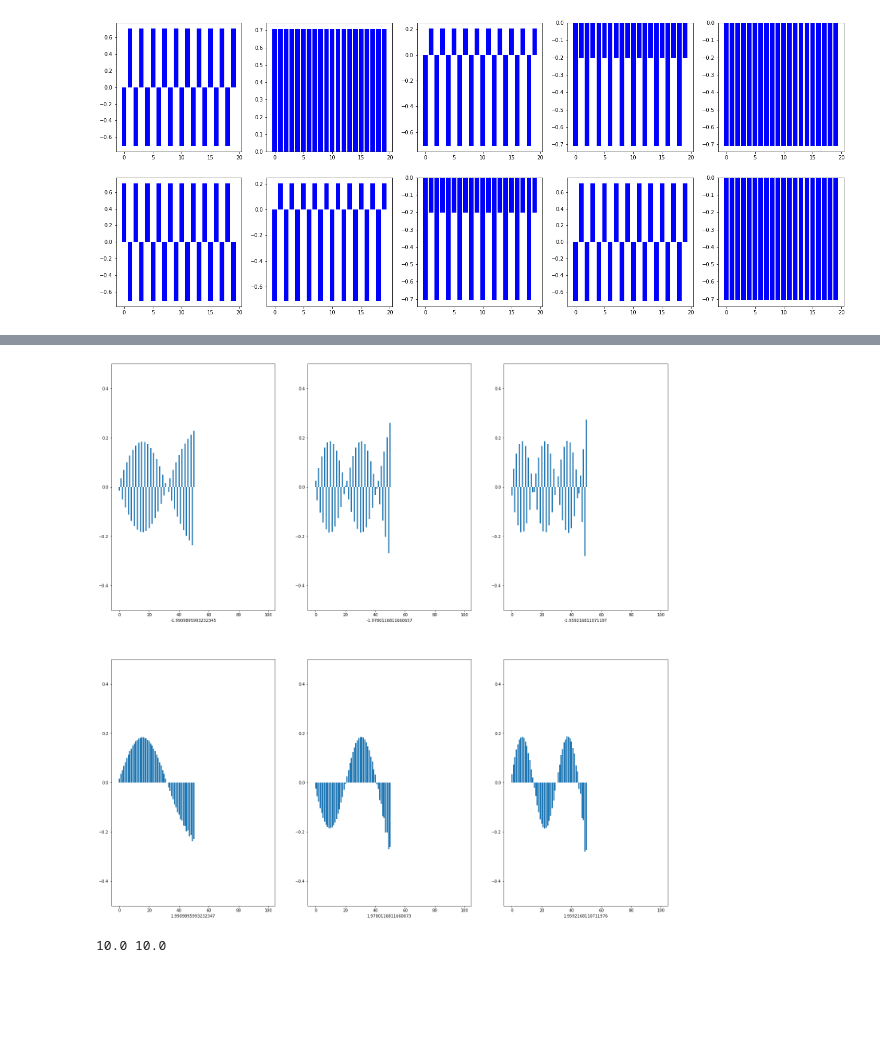
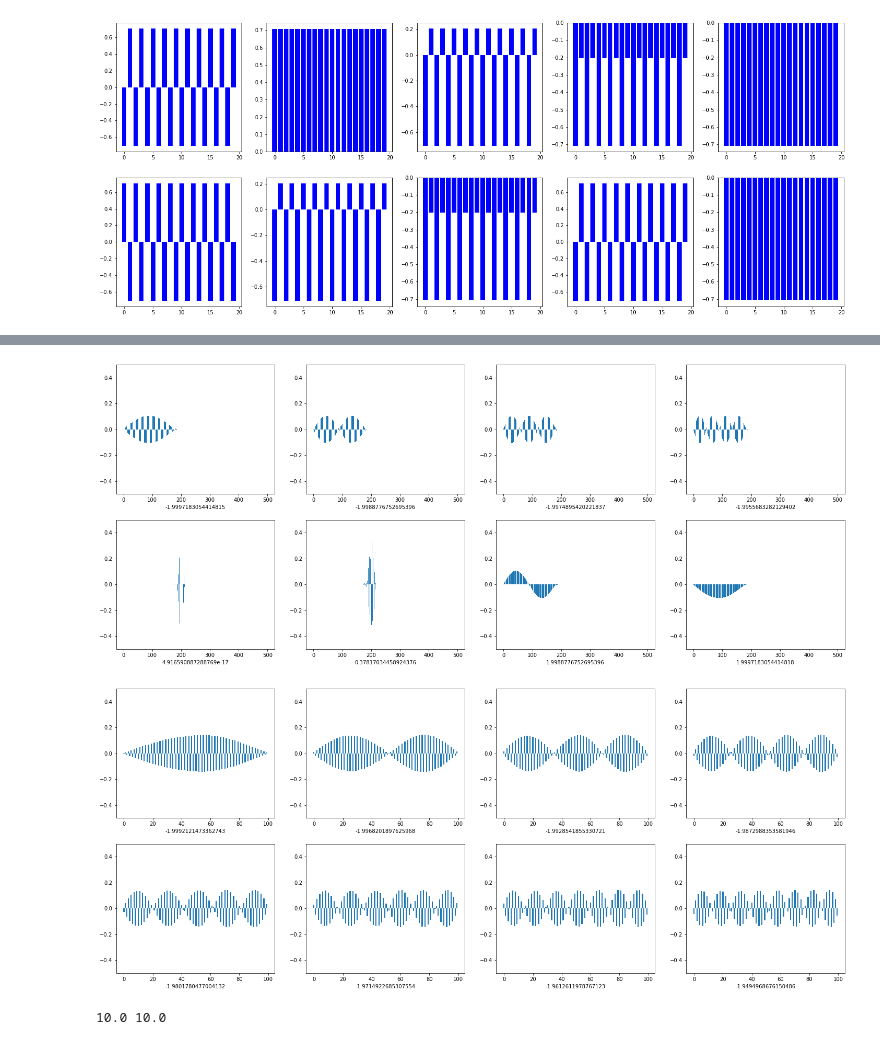
Before and after one commit to lucas-s-work/M4R, a Jupyter notebook: masters.ipynb, the cells around one changed output, grey strips where cells are left out. Drawn from its saved outputs; the diff is of its cells as text; code cells hidden in the pictures; blank space fills up the shorter version.

```diff
--- a/masters.ipynb
+++ b/masters.ipynb
@@ -246,7 +323,15 @@ plot_perturbed_eigenvectors(H, 0.5)
-# %%
-plot_perturbed_eigenvectors(H, 0.9)
-# %% [output]
-[figure, removed]
+# %%
+H_2 = toy_finite_hamiltonian(tanh_single_perturbation(500), 500)
+plot_perturbed_eigenvectors(H_2, -0.6, invert=True)
+# eigs_a, _ = H(-.1, invert=True)
+# eigs_b, _ = H(-.1, invert=False)
+# %% [output]
+[figure, added]
+# %%
+H_2 = toy_finite_hamiltonian(tanh_perturbation(100), 100)
+plot_perturbed_eigenvectors(H_2, 0.1, invert=True)
+# %% [output]
+[figure, added]
 # %%
 s_eigs, s_vecs = H(0.5)
 e_eigs, e_vecs = H(0.9)
```
Also changed, not shown: parts of 7 cells of this notebook.
